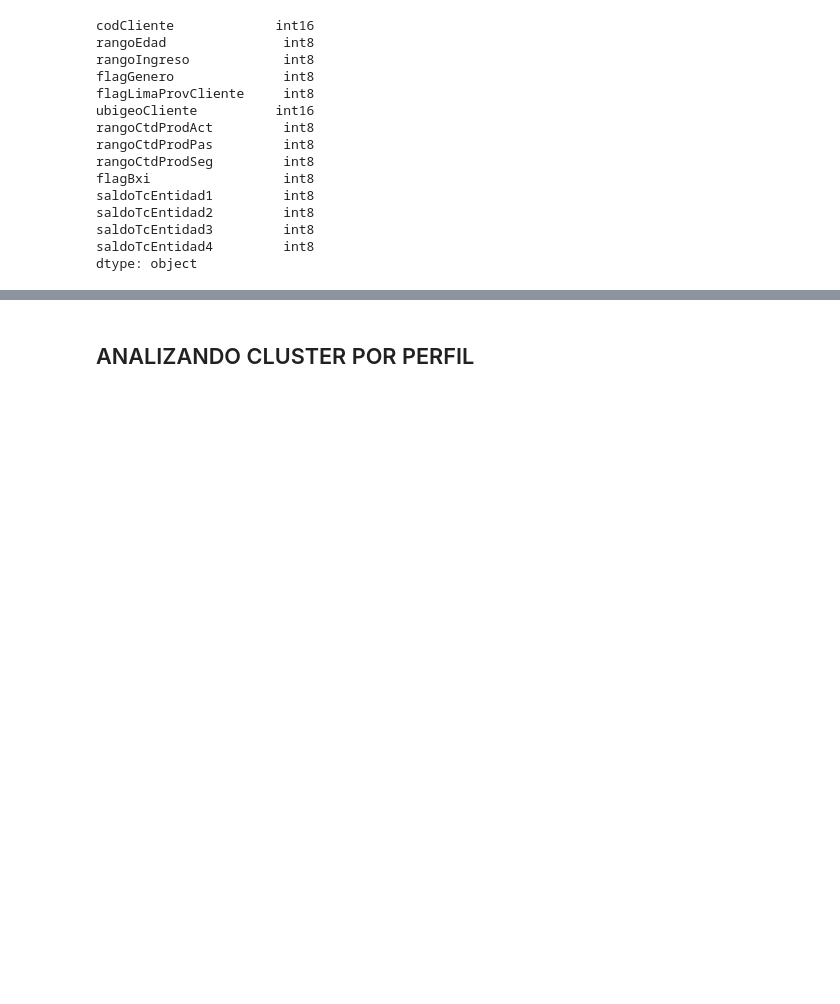
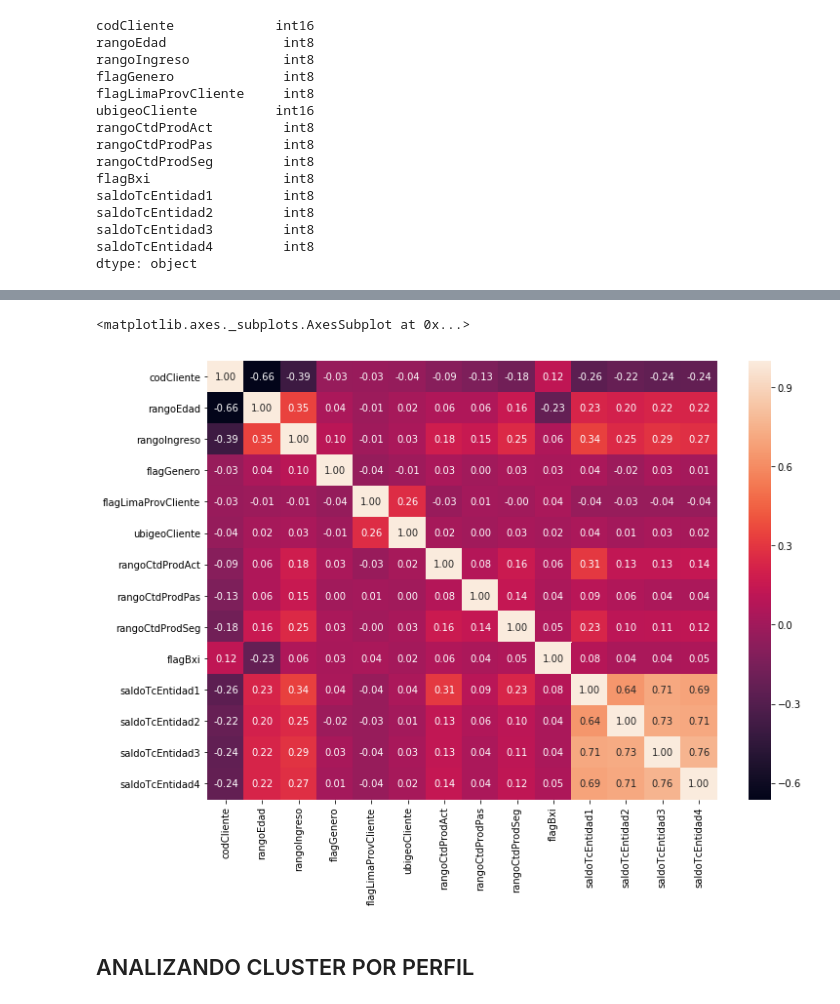
Before and after one commit to kendalvictor/codeando, a Jupyter notebook: machine_learning/_bbva data challeneger 2018/analysis_perfil.ipynb, the cells around one changed output, grey strips where cells are left out. Drawn from its saved outputs; the diff is of its cells as text; code cells hidden in the pictures; blank space fills up the shorter version.

```diff
--- a/machine_learning/_bbva data challeneger 2018/analysis_perfil.ipynb
+++ b/machine_learning/_bbva data challeneger 2018/analysis_perfil.ipynb
@@ -259,3 +243,10 @@ data_perfil.corr()
+# %%
+import seaborn as sns
+fig, ax = plt.subplots(figsize=(11.7, 8.27))
+sns.heatmap(data_perfil.corr('spearman'), annot=True, fmt=".2f", ax=ax)
+# %% [output]
+<matplotlib.axes._subplots.AxesSubplot at 0x...>
+[figure, added]
 # %% [markdown]
 ## ANALIZANDO CLUSTER POR PERFIL
 # %%
```
Also changed, not shown: parts of 21 cells of this notebook, 4 other files.
